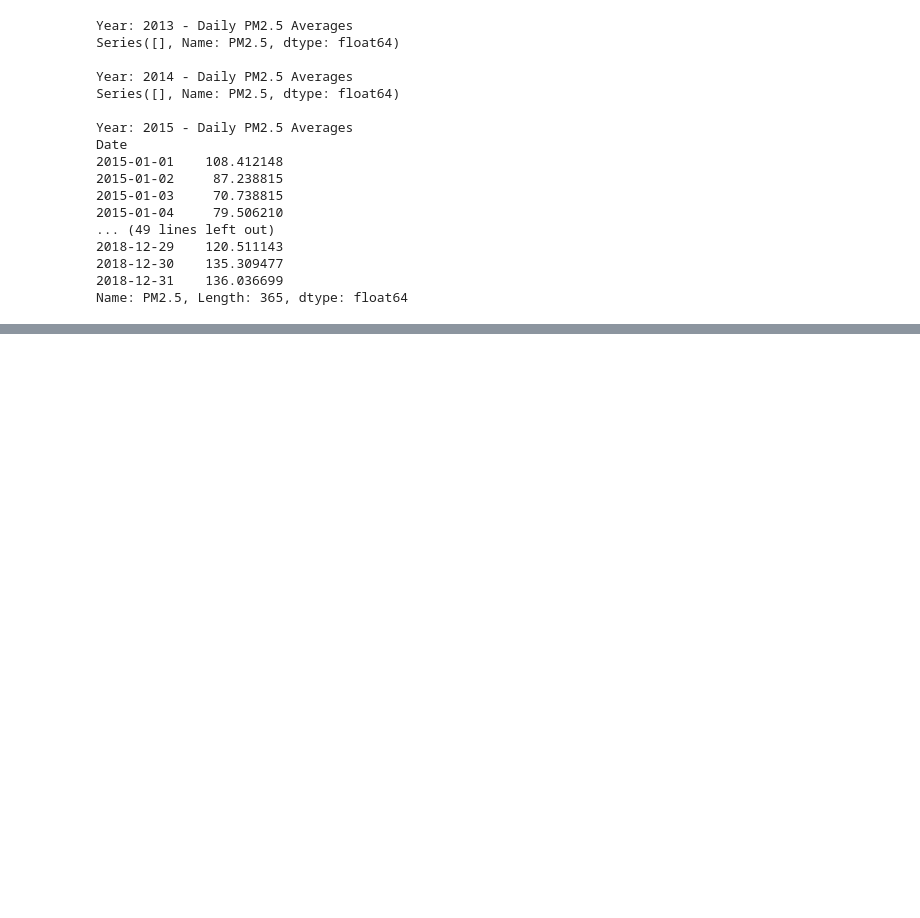
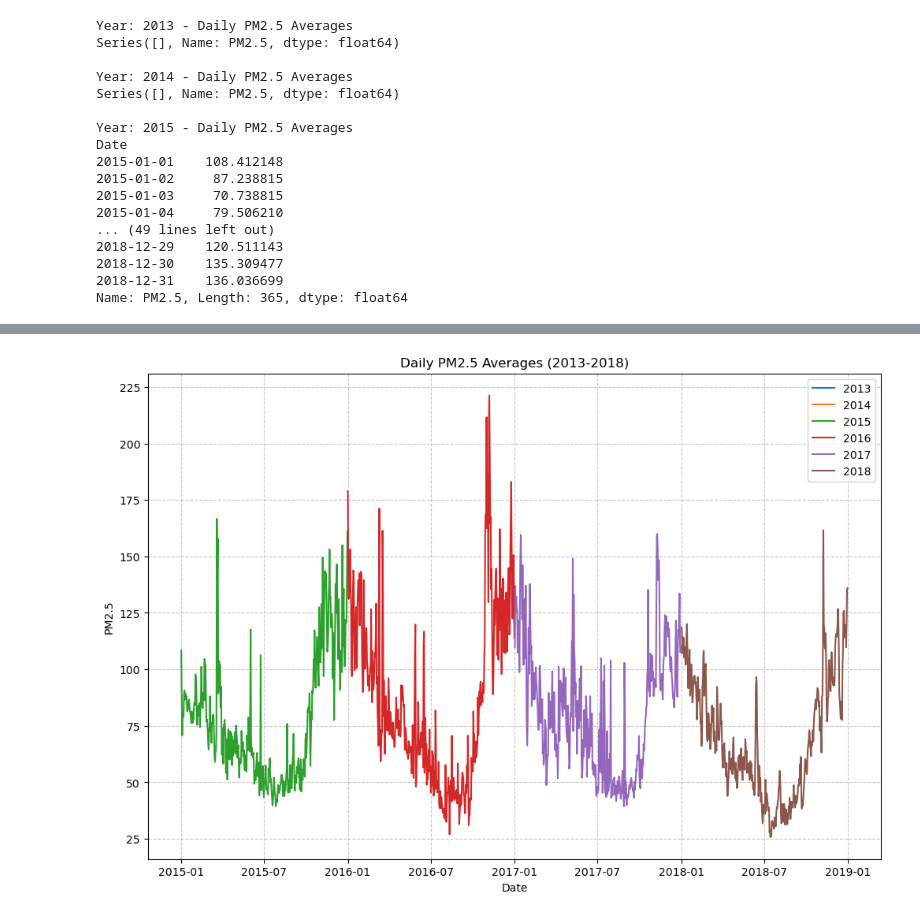
Before and after one commit to anusreepi/air-quality, a Jupyter notebook: air.ipynb, the cells around one changed output, grey strips where cells are left out. Drawn from its saved outputs; the diff is of its cells as text; code cells hidden in the pictures; blank space fills up the shorter version.

```diff
--- a/air.ipynb
+++ b/air.ipynb
@@ -296,0 +286,16 @@ Year 2018 data loaded from Data/Real-Data/real_2018.csv
+# %%
+# Plot daily PM2.5 averages for each year
+def plot_daily_pm25_trends(daily_avg):
+    plt.figure(figsize=(12, 8))
+    for year, series in daily_avg.items():
+        plt.plot(series.index, series.values, label=f"{year}")
+    plt.title("Daily PM2.5 Averages (2013-2018)")
+    plt.xlabel("Date")
+    plt.ylabel("PM2.5")
+    plt.legend()
+    plt.grid(True, linestyle='--', alpha=0.7)
+    plt.show()
+
+plot_daily_pm25_trends(daily_pm25_avg)
+# %% [output]
+[figure, added]
```
Also changed, not shown: parts of 4 cells of this notebook.
